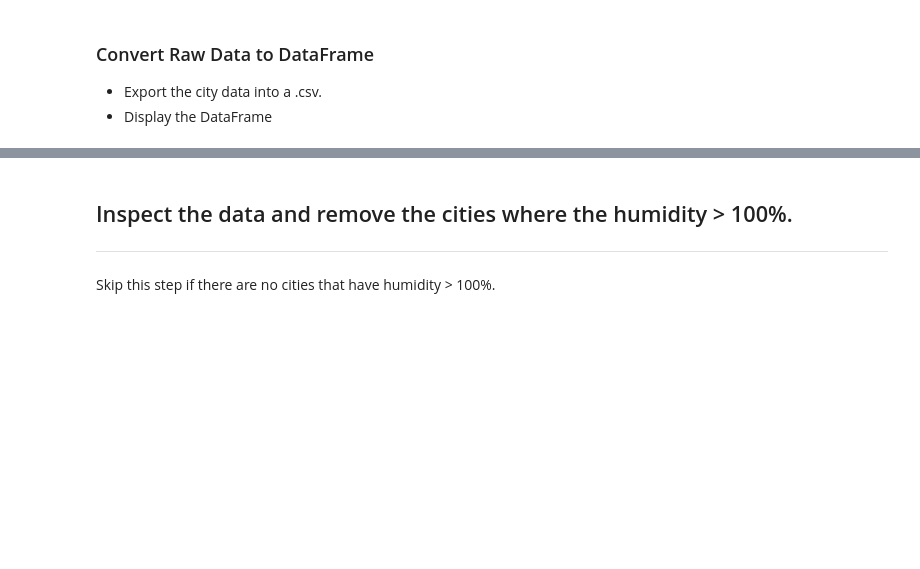
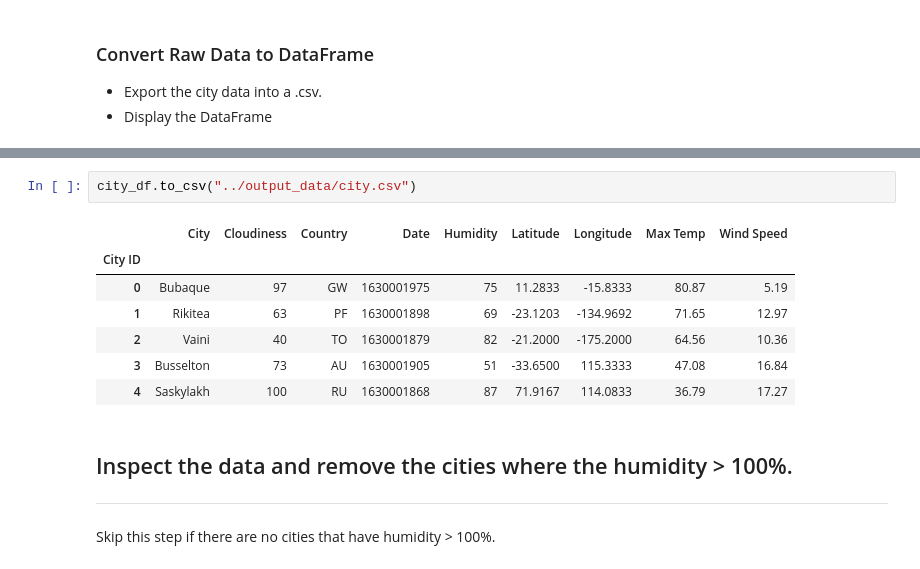
Before and after one commit to 86burke/python-api-challenge, a Jupyter notebook: Instructions/starter_code/WeatherPy.ipynb, the cells around one changed output, grey strips where cells are left out. Drawn from its saved outputs; the diff is of its cells as text; blank space fills up the shorter version.

```diff
--- a/Instructions/starter_code/WeatherPy.ipynb
+++ b/Instructions/starter_code/WeatherPy.ipynb
@@ -143,3 +145,13 @@ Processing record 606|ulcinj
+# %%
+city_df.to_csv("../output_data/city.csv")
+# %% [output]
+|  | City | Cloudiness | Country | Date | Humidity | Latitude | Longitude | Max Temp | Wind Speed |
+| City ID |  |  |  |  |  |  |  |  |  |
+| 0 | Bubaque | 97 | GW | 1630001975 | 75 | 11.2833 | -15.8333 | 80.87 | 5.19 |
+| 1 | Rikitea | 63 | PF | 1630001898 | 69 | -23.1203 | -134.9692 | 71.65 | 12.97 |
+| 2 | Vaini | 40 | TO | 1630001879 | 82 | -21.2000 | -175.2000 | 64.56 | 10.36 |
+| 3 | Busselton | 73 | AU | 1630001905 | 51 | -33.6500 | 115.3333 | 47.08 | 16.84 |
+| 4 | Saskylakh | 100 | RU | 1630001868 | 87 | 71.9167 | 114.0833 | 36.79 | 17.27 |
 # %% [markdown]
 ## Inspect the data and remove the cities where the humidity > 100%.
 ----
```
Also changed, not shown: parts of 5 cells of this notebook, 1 other file.
